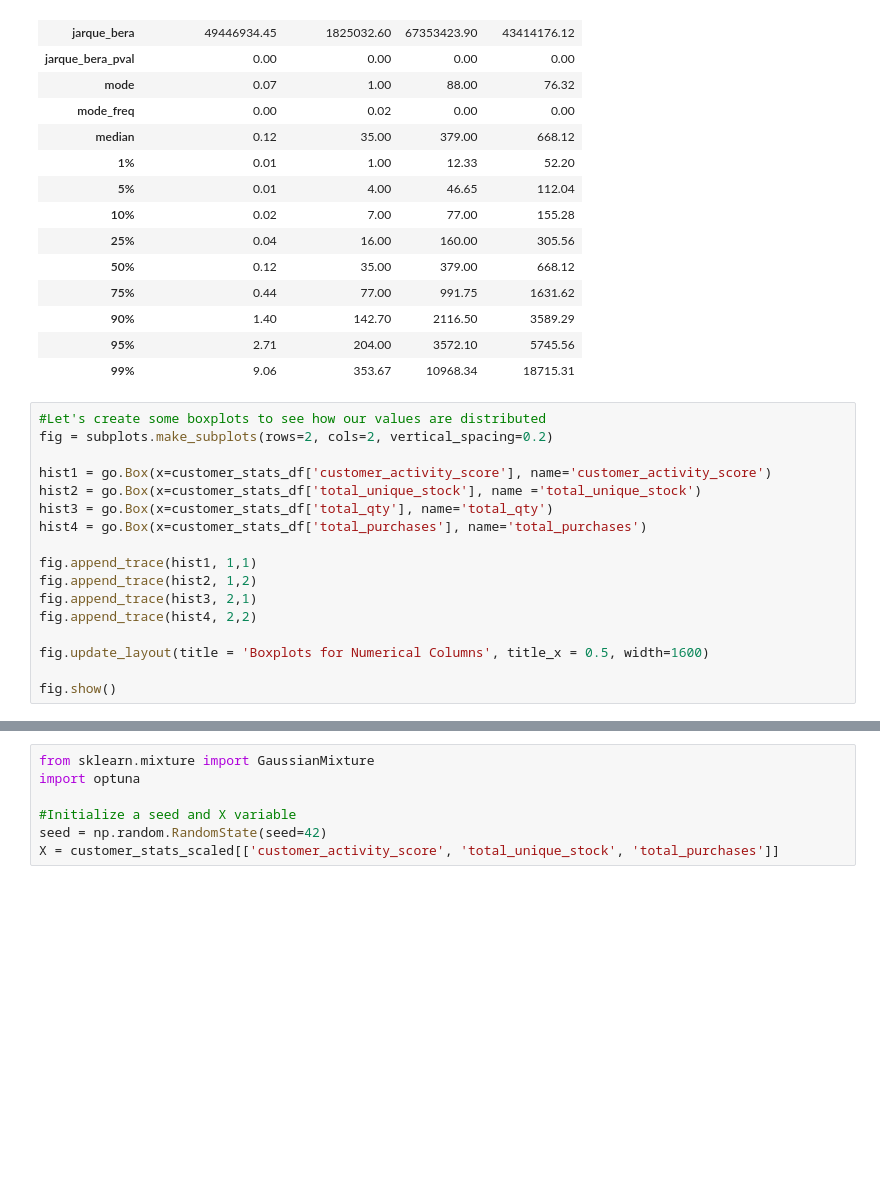
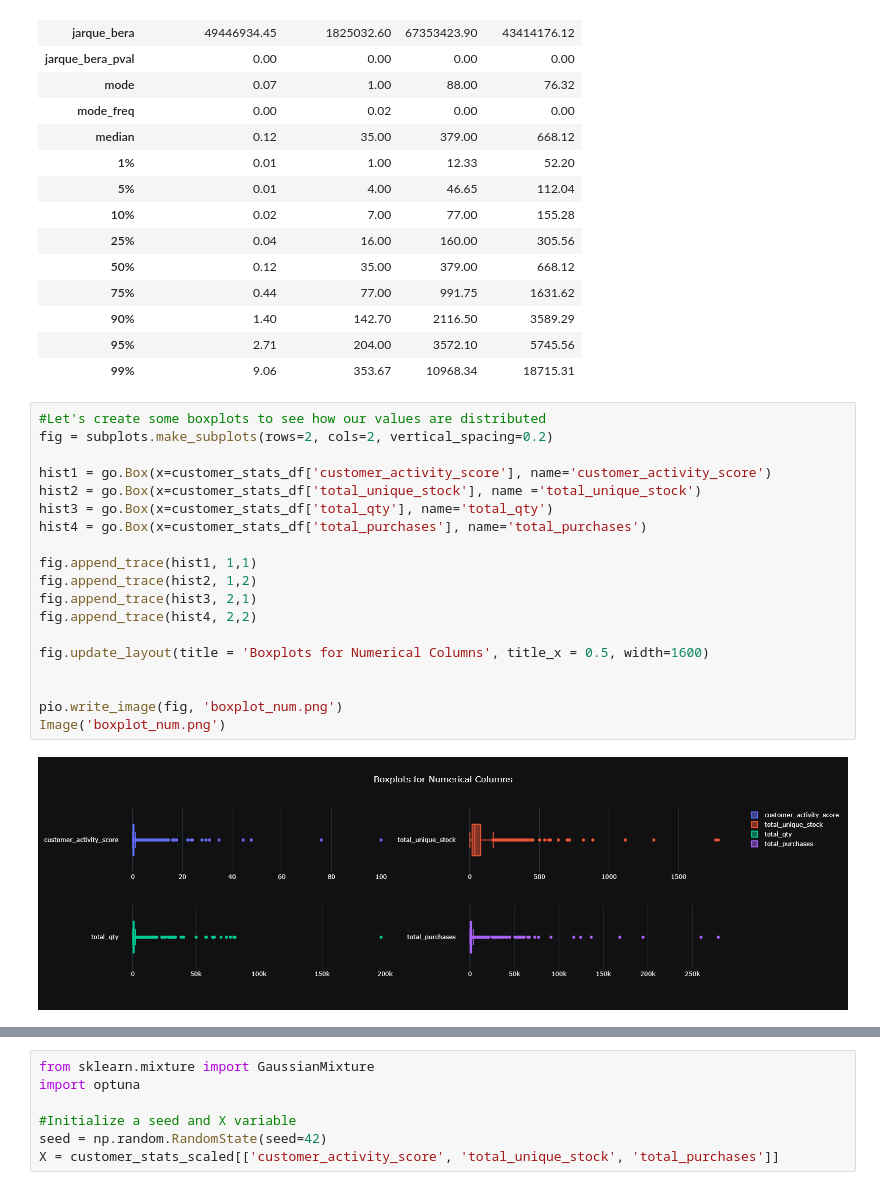
Before and after one commit to lkbaldridge/Online-Sales-Analytics---From-EDA-to-Customer-Segmentation-Product-Clustering, a Jupyter notebook: 4. machine learning - customer segmentation through clustering.ipynb, the cells around one changed output, grey strips where cells are left out. Drawn from its saved outputs; the diff is of its cells as text; blank space fills up the shorter version.

```diff
--- a/4. machine learning - customer segmentation through clustering.ipynb
+++ b/4. machine learning - customer segmentation through clustering.ipynb
@@ -195,18 +198,22 @@ display_side_by_side(stats_df[:15].round(2), stats_df[15:].round(2))
 # %%
 #Let's create some boxplots to see how our values are distributed
 fig = subplots.make_subplots(rows=2, cols=2, vertical_spacing=0.2)
 
 hist1 = go.Box(x=customer_stats_df['customer_activity_score'], name='customer_activity_score')
 hist2 = go.Box(x=customer_stats_df['total_unique_stock'], name ='total_unique_stock')
 hist3 = go.Box(x=customer_stats_df['total_qty'], name='total_qty')
 hist4 = go.Box(x=customer_stats_df['total_purchases'], name='total_purchases')
 
 fig.append_trace(hist1, 1,1)
 fig.append_trace(hist2, 1,2)
 fig.append_trace(hist3, 2,1)
 fig.append_trace(hist4, 2,2)
 
 fig.update_layout(title = 'Boxplots for Numerical Columns', title_x = 0.5, width=1600)
 
-fig.show()
+
+pio.write_image(fig, 'boxplot_num.png')
+Image('boxplot_num.png')
+# %% [output]
+[figure, added]
 # %%
```
Also changed, not shown: parts of 33 cells of this notebook, 7 other files.
